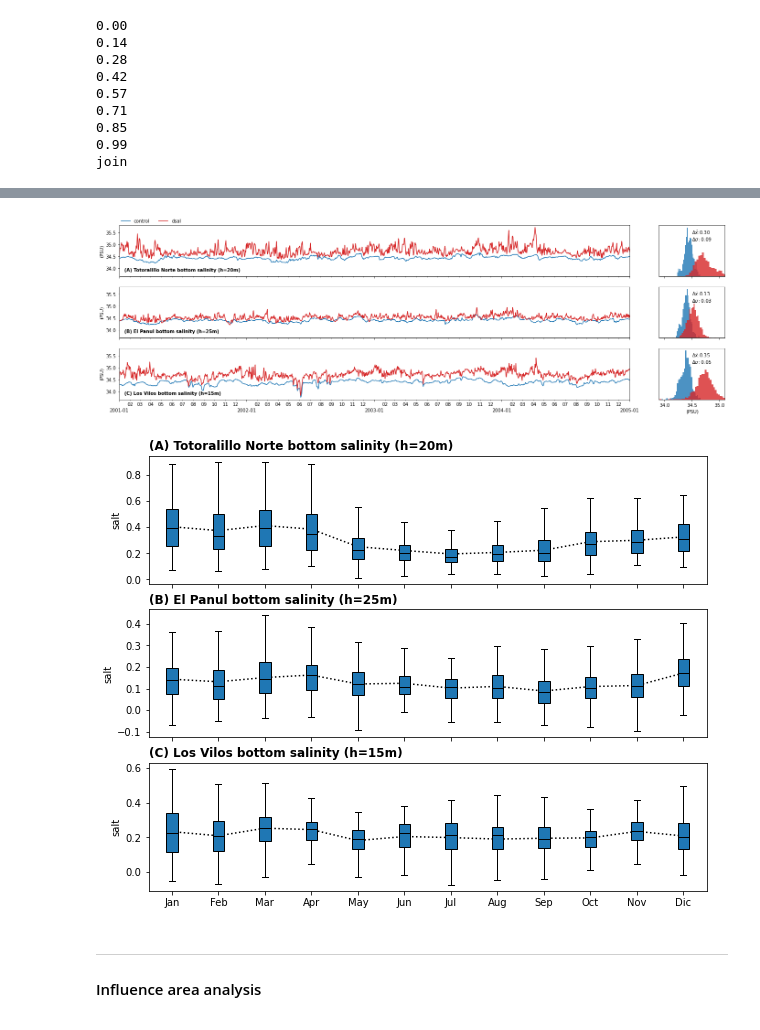
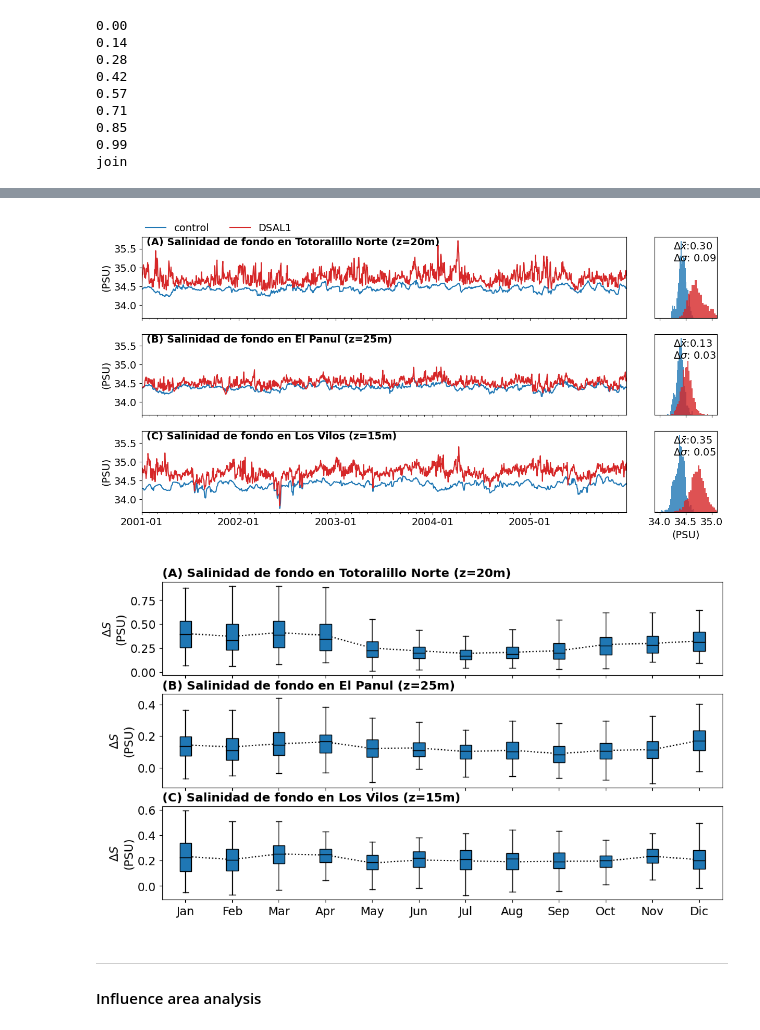
Before and after one commit to lucasglasner/CROCOSIMS, a Jupyter notebook: SIMSEQUIA/analysis_rund1.ipynb, the cells around one changed output, grey strips where cells are left out. Cells and saved outputs as stored; diff of their text form; code cells hidden in the pictures.

```diff
--- a/SIMSEQUIA/analysis_rund1.ipynb
+++ b/SIMSEQUIA/analysis_rund1.ipynb
@@ -105,6 +110,9 @@ salt_rivers  = salt_rivers.where(gridd1.mask_rho==1)
 h_coast           = xr.concat([gridd1.h.where(gridd1.mask_rho==1).isel(eta_rho=e).dropna('xi_rho').isel(xi_rho=-1) for e in range(len(gridd1.eta_rho))], 'eta_rho')
 zetacontrol_coast = xr.concat([zeta_control.isel(eta_rho=e).dropna('xi_rho').isel(xi_rho=-1) for e in range(len(gridd1.eta_rho))], 'eta_rho')
 zetarivers_coast  = xr.concat([zeta_rivers.isel(eta_rho=e).dropna('xi_rho').isel(xi_rho=-1) for e in range(len(gridd1.eta_rho))], 'eta_rho')
+# %%
+x = control_avg.h[0].load().where(gridd1.mask_rho==1)
+y = xr.concat([x.isel(eta_rho=e).dropna('xi_rho').isel(xi_rho=-1) for e in range(len(gridd1.eta_rho))], 'eta_rho')
 # %%
 # Compute depth of sigma layers in the coastal pixels
 zcontrol_coast = rhopoints_depths(h_coast.expand_dims(dim={'s_rho':control_avg.s_rho}), zetacontrol_coast, control_avg.s_rho, control_avg.Cs_r, control_avg.hc).load()
@@ -189,13 +215,14 @@ pvalues2 = xr.apply_ufunc(btest, saltcontrol_coast, saltrivers_coast,
 # %%
 plt.rc('font', size=14)
-fig, ax = plt.subplots(2,1, sharex=True, sharey=True, figsize=(25,7))
+fig, ax = plt.subplots(2,1, sharex=True, sharey=True, figsize=(15,6), dpi=100, facecolor='w')
 
 for axis in ax:
     axis.fill_between(saltcontrol_coast.lat_rho,-h_coast.rolling({'eta_rho':3},center=True).mean().values,-27, zorder=3, color='grey')
     axis.plot(saltcontrol_coast.lat_rho, -h_coast.rolling({'eta_rho':3},center=True).mean().values, color='k')
-    axis.set_ylabel('Depth (m)')
+    axis.set_ylabel('z (m)')
 
-m=ax[0].pcolormesh(saltcontrol_coast.lat_rho, saltcontrol_coast.z_rho, (saltrivers_coast-saltcontrol_coast).mean('time').T.ffill('z_rho'), cmap='RdBu_r', norm=mcolors.Normalize(-0.2,0.2))
+m=ax[0].pcolormesh(saltcontrol_coast.lat_rho, saltcontrol_coast.z_rho, (saltrivers_coast-saltcontrol_coast).mean('time').T.ffill('z_rho'), cmap='RdBu_r',
+                   norm=mcolors.Normalize(-0.2,0.2))
 fig.colorbar(m, ax=ax[0], pad=0.01, label='(PSU)')
 
 # mask = pvalues1.T.ffill('z_rho')<0.0001
@@ -204,7 +231,8 @@ fig.colorbar(m, ax=ax[0], pad=0.01, label='(PSU)')
 #              alpha=0,hatch='/', zorder=2)
 
 
-m=ax[1].pcolormesh(saltcontrol_coast.lat_rho, saltcontrol_coast.z_rho, (saltrivers_coast.std('time')-saltcontrol_coast.std('time')).T.ffill('z_rho'), cmap='PRGn_r', norm=mcolors.Normalize(-0.1,0.1))
+m=ax[1].pcolormesh(saltcontrol_coast.lat_rho, saltcontrol_coast.z_rho, (saltrivers_coast.std('time')-saltcontrol_coast.std('time')).T.ffill('z_rho'),
+                   cmap='PRGn_r', norm=mcolors.Normalize(-0.1,0.1))
 fig.colorbar(m, ax=ax[1], pad=0.01, label='(PSU)')
 
 # mask = pvalues2.T.ffill('z_rho')<0.0001
@@ -217,13 +245,13 @@ ax[-1].set_xlim(-28.5,-32.5)
 # ax[-1].set_xticks(np.arange(-32,-28.5,0.5));
 ax[-1].set_xticklabels([])
 
-ax[0].text(0.005,0.8,'(A) Mean salinity difference\n'+r'($\bar{S}_{dsal}-\bar{S}_{control}$)',ha='left', transform=ax[0].transAxes, weight='bold')
-ax[1].text(0.005,0.7,'(B) Salinity standard\ndeviation difference\n($\sigma_{dsal}-\sigma_{control}$)',ha='left', transform=ax[1].transAxes, weight='bold')
+# ax[0].text(0.005,0.8,'(A) Mean salinity difference\n'+r'($\bar{S}_{dsal}-\bar{S}_{control}$)',ha='left', transform=ax[0].transAxes, weight='bold')
+# ax[1].text(0.005,0.7,'(B) Salinity standard\ndeviation difference\n($\sigma_{dsal}-\sigma_{control}$)',ha='left', transform=ax[1].transAxes, weight='bold')
 
 box = ax[0].get_position()
 ax2 = fig.add_axes([box.xmin,box.ymax+0.05,box.xmax-box.xmin,0.2])
 ax2.pcolormesh(gridd1.lat_rho, gridd1.lon_rho, gridd1.mask_rho.where(gridd1.mask_rho==0), cmap='Greys', vmin=-1, vmax=1)
-ax2.scatter(saltcontrol_coast.lat_rho,saltcontrol_coast.lon_rho, marker='s', color='tab:red', edgecolor='k', s=10, lw=0.5, label='Coastal points')
+ax2.scatter(saltcontrol_coast.lat_rho,saltcontrol_coast.lon_rho, marker='s', color='tab:red', edgecolor='k', s=10, lw=0.5, label='Puntos costeros')
 ax2.set_xlim(-28.5,-32.5)
 ax2.set_ylim([288.1,288.9])
 ax2.set_yticks([])
@@ -231,7 +259,7 @@ ax2.set_yticks([])
 ax2.legend(loc='upper right')
 ax2.xaxis.tick_top()
 ax2.xaxis.set_label_position('top')
-ax2.set_xlabel('Latitude (°)\n')
+ax2.set_xlabel('Latitud (°)\n')
 
 ax2.annotate('N', xy=(-28.52, 288.25), xytext=(-28.7,288.25), ha='center', va='center',
              arrowprops=dict(facecolor='black', shrink=0.001))
@@ -248,57 +276,57 @@ Text(-31.9, 288.25, 'Los Vilos')
 # %%
-fig, ax = plt.subplots(3,1, sharex=True, sharey=True, figsize=(20,7))
+fig, ax = plt.subplots(3,1, sharex=True, sharey=True, figsize=(12,7), facecolor='w', dpi=100)
 
-paneltitle=['(A) Totoralillo Norte bottom salinity (h=20m)',
-            '(B) El Panul bottom salinity (h=25m)',
-            '(C) Los Vilos bottom salinity (h=15m)']
+paneltitle=['(A) Salinidad de fondo en Totoralillo Norte (z=20m)',
+            '(B) Salinidad de fondo en El Panul (z=25m)',
+            '(C) Salinidad de fondo en Los Vilos (z=15m)']
 for i,e in enumerate(np.array([406,341,105])):
-    ax[i].text(0.01,0.1,paneltitle[i],transform=ax[i].transAxes, ha='left', weight='bold')
+    ax[i].text(0.01,0.9,paneltitle[i],transform=ax[i].transAxes, ha='left', weight='bold')
     x = saltcontrol_coast.sel(eta_rho=e).dropna('z_rho').isel(z_rho=-1)
     y = saltrivers_coast.sel(eta_rho=e).dropna('z_rho').isel(z_rho=-1)
 
     ax[i].plot(x.time,x, label='control')
-    ax[i].plot(y.time,y, color='tab:red',label='dsal')
+    ax[i].plot(y.time,y, color='tab:red',label='DSAL1')
 
     box = ax[i].get_position()
     newx = fig.add_axes([box.xmax*1.05,box.ymin,0.1,box.ymax-box.ymin])
     newx.hist(x, bins='auto', color='tab:blue', alpha=0.8, density=True)
     newx.hist(y, bins='auto', color='tab:red', alpha=0.8, density=True)
     newx.set_xlim(33.9,35.1)
     newx.set_xticks(np.arange(34,35+0.5,0.5))
     newx.set_yticks([])
 
     mdiff = (y-x).mean().item()
     sdiff = (y.std()-x.std()).item()
-    newx.text(0.5,0.7,r'$\Delta\bar{x}$:'+'{:.2f}'.format(mdiff)+'\n$\Delta \sigma$: {:.2f}'.format(sdiff),
+    newx.text(0.3,0.7,r'$\Delta\bar{x}$:'+'{:.2f}'.format(mdiff)+'\n$\Delta \sigma$: {:.2f}'.format(sdiff),
               transform=newx.transAxes, ha='left')
     ax[i].set_yticks(np.arange(34,36,0.5))
     if i!=2:
         newx.set_xticklabels([])
     else:
         newx.set_xlabel('(PSU)')
 
 
 ax[0].legend(ncol=2, loc=(0,1), frameon=False)
 
 for axis in ax.ravel():
     axis.set_ylabel('(PSU)')
     axis.set_xlabel('')
     axis.set_title('')
     axis.xaxis.set_minor_locator(mdates.MonthLocator(range(2,13)))
-    axis.xaxis.set_minor_formatter(mdates.DateFormatter('%m'))
+    axis.xaxis.set_minor_formatter(mdates.DateFormatter(''))
     axis.xaxis.set_major_locator(mdates.YearLocator())
-    axis.xaxis.set_major_formatter(mdates.DateFormatter('\n%Y-%m'))
-    axis.set_xlim(pd.to_datetime('2001'),pd.to_datetime('2005'))
+    axis.xaxis.set_major_formatter(mdates.DateFormatter('%Y-%m'))
+    axis.set_xlim(pd.to_datetime('2001'),pd.to_datetime('2005-12-30'))
 # %% [output]
-[figure, old version]
+[figure, new version]
 # %%
-fig, ax = plt.subplots(3,1, sharex=True, sharey=False, figsize=(10,8))
-
-paneltitle=['(A) Totoralillo Norte bottom salinity (h=20m)',
-            '(B) El Panul bottom salinity (h=25m)',
-            '(C) Los Vilos bottom salinity (h=15m)']
+fig, ax = plt.subplots(3,1, sharex=True, sharey=False, figsize=(12,7), facecolor='w', dpi=100)
+plt.rc('font', size=12)
+paneltitle=['(A) Salinidad de fondo en Totoralillo Norte (z=20m)',
+            '(B) Salinidad de fondo en El Panul (z=25m)',
+            '(C) Salinidad de fondo en Los Vilos (z=15m)']
 for i,e in enumerate([406,341,104]):
-    ax[i].set_title(paneltitle[i], loc='left', weight='bold', fontsize=12)
+    ax[i].set_title(paneltitle[i], loc='left', weight='bold')
     x = saltcontrol_coast.sel(eta_rho=e).dropna('z_rho').isel(z_rho=-1)
     x = saltrivers_coast.sel(eta_rho=e).dropna('z_rho').isel(z_rho=-1)-x
 
@@ -312,9 +340,10 @@ for i,e in enumerate([406,341,104]):
     ax[i].set_xticks(np.arange(1,13))
     ax[i].set_xticklabels(['Jan','Feb','Mar','Apr','May','Jun','Jul','Aug','Sep','Oct','Nov','Dic'])
     ax[i].set_xlabel('')
+    ax[i].set_ylabel('$\Delta S$\n(PSU)')
     # ax[i].set_ylim(-0.2,1)
 # %% [output]
-[figure, old version]
+[figure, new version]
 # %% [markdown]
 ---
 
```
Also changed, not shown: parts of 6 cells of this notebook, 9 other files.
